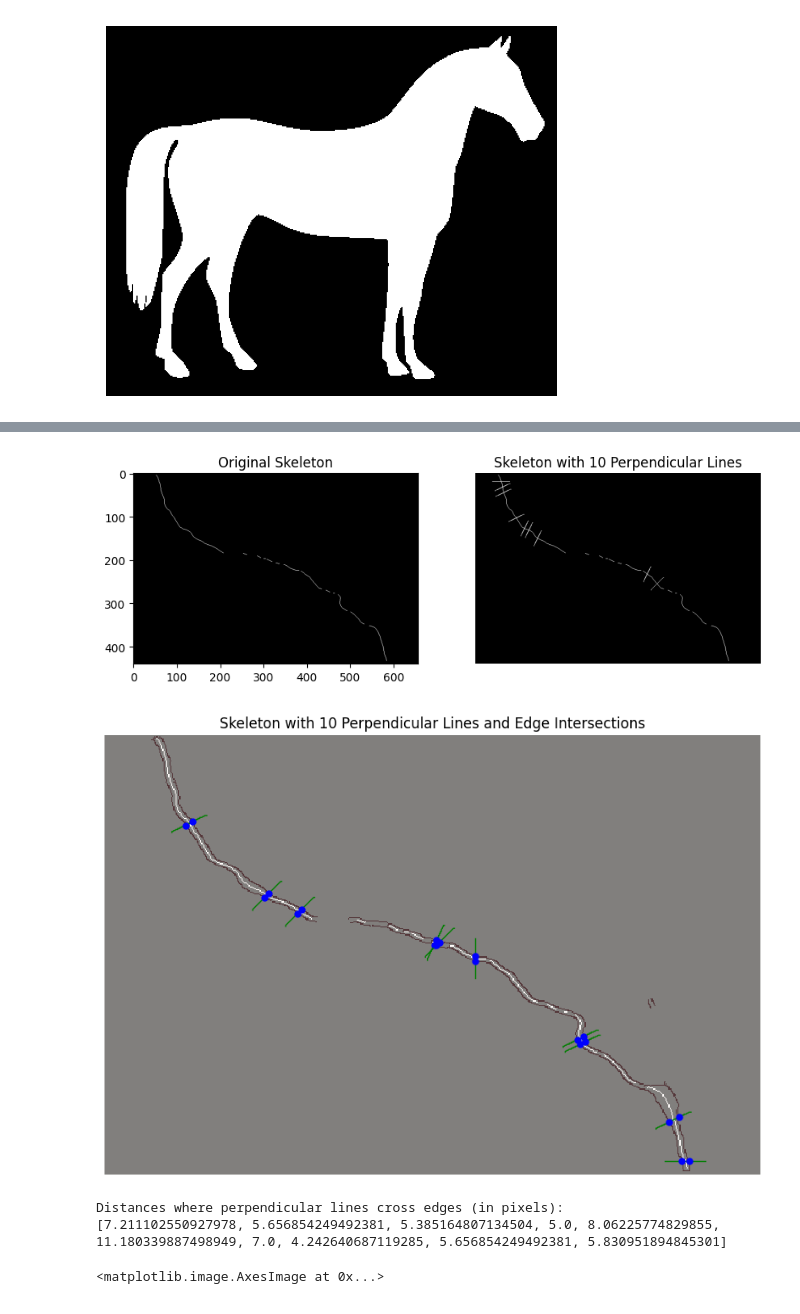
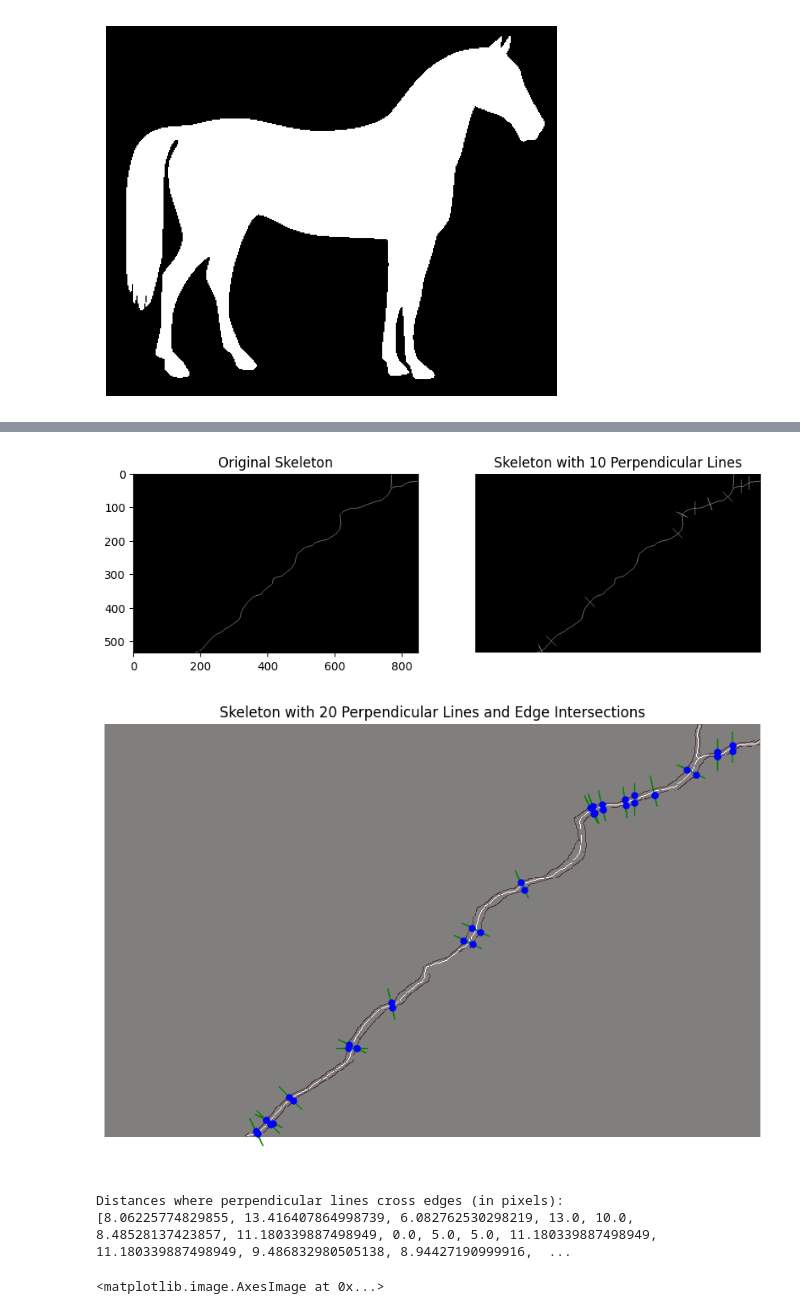
Before and after one commit to dilumin/CS3283-ESE, a Jupyter notebook: crackDetect.ipynb, the cells around one changed output, grey strips where cells are left out. Cells and saved outputs as stored; diff of their text form; code cells hidden in the pictures.

```diff
--- a/crackDetect.ipynb
+++ b/crackDetect.ipynb
@@ -8,7 +8,7 @@ from skimage.morphology import skeletonize
 from skimage.util import invert
 import random
 # %%
-url = 'https://www.nobroker.in/blog/wp-content/uploads/2023/07/hairline-cracke.jpg'  # Replace with the actual image URL
+url = 'https://selleys.com.sg/wp-content/uploads/2022/08/Wide-cracks.png'  # Replace with the actual image URL
 response = requests.get(url)
 img_arr = np.array(bytearray(response.content), dtype=np.uint8)
 # %%
@@ -179,7 +179,7 @@ plt.title(f'Skeleton with {num_perpendicular_lines} Perpendicular Lines')
 plt.axis('off')  # Turn off axis labels
 plt.show()
 # %% [output]
-[figure, old version]
+[figure, new version]
 # %%
 import numpy as np
 import matplotlib.pyplot as plt
@@ -188,7 +188,7 @@ import random
 # Assuming 'skeleton' is the binary skeleton image and 'edges' is the binary edge image
 
 # Set the number of perpendicular lines
-num_perpendicular_lines = 10
+num_perpendicular_lines = 20
 
 # Get the coordinates of the skeleton points
 skeleton_points = np.column_stack(np.where(skeleton > 0))
@@ -242,36 +242,36 @@ for _ in range(num_perpendicular_lines):
 
     # Draw the perpendicular line in green
     plt.plot(cc, rr, color='green', linewidth=1)
 
     # If there are intersections, mark them and calculate the distance
     if len(intersections) >= 2:
         first_intersection = intersections[0]
         last_intersection = intersections[-1]
 
         # Plot intersection points
         plt.plot([first_intersection[1], last_intersection[1]], [first_intersection[0], last_intersection[0]],
                  'bo', markersize=5)  # Mark intersections with blue circles
 
         # Compute the distance between the first and last intersection in pixels
         distance = np.sqrt((last_intersection[0] - first_intersection[0])**2 +
                            (last_intersection[1] - first_intersection[1])**2)
         perpendicular_distances.append(distance)
     else:
         # No intersections found, set distance to 0 for this perpendicular line
         perpendicular_distances.append(0)
 
 # Title and axis adjustments
 plt.title(f'Skeleton with {num_perpendicular_lines} Perpendicular Lines and Edge Intersections')
 plt.axis('off')  # Turn off axis labels
 plt.show()
 
 # Print or process the distances for each perpendicular line
 print("Distances where perpendicular lines cross edges (in pixels):")
 print(perpendicular_distances)
 # %% [output]
-[figure, old version]
+[figure, new version]
 Distances where perpendicular lines cross edges (in pixels):
-[7.211102550927978, 5.656854249492381, 5.385164807134504, 5.0, 8.06225774829855, 11.180339887498949, 7.0, 4.242640687119285, 5.656854249492381, 5.830951894845301]
+[8.06225774829855, 13.416407864998739, 6.082762530298219, 13.0, 10.0, 8.48528137423857, 11.180339887498949, 0.0, 5.0, 5.0, 11.180339887498949, 11.180339887498949, 9.486832980505138, 8.94427190999916,  ...
 # %%
 full = skeleton + edges
 
```
Also changed, not shown: parts of 3 cells of this notebook, 31 other files.
